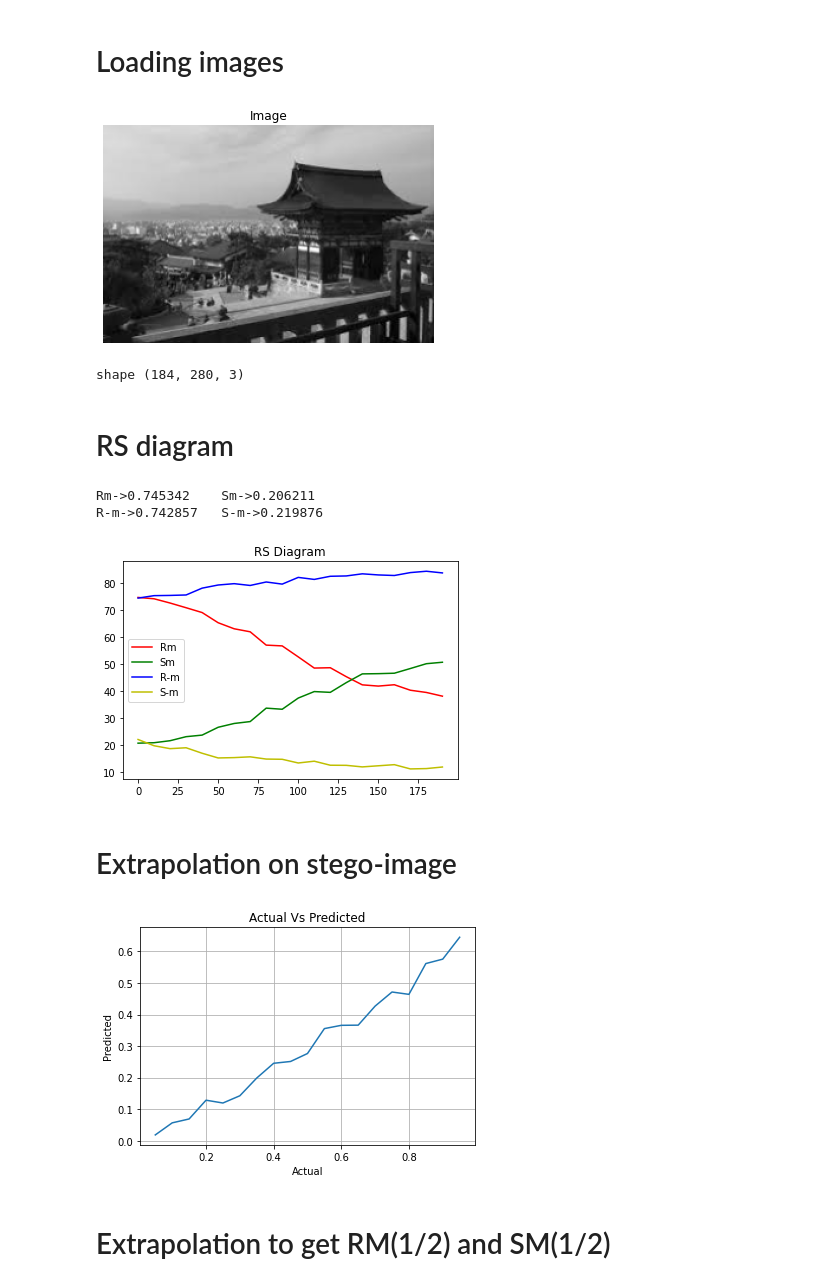
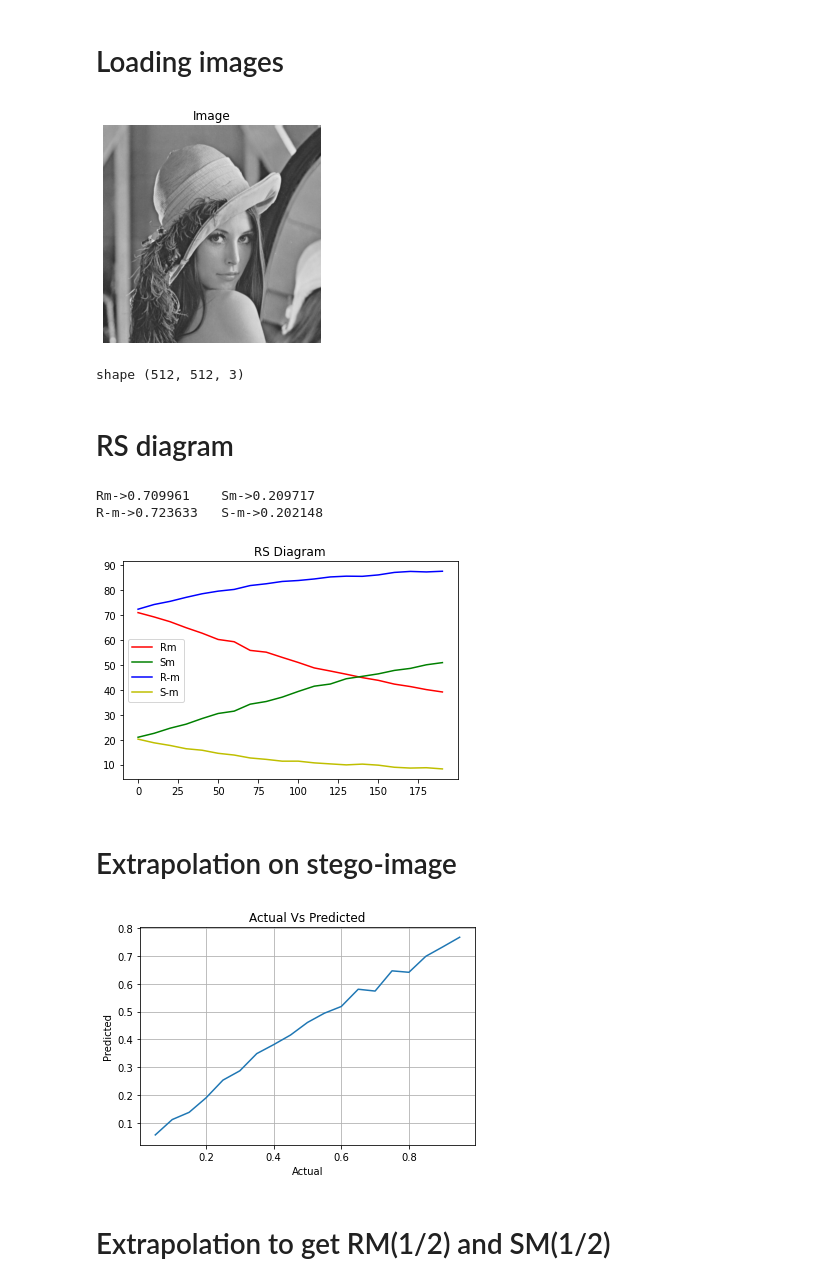
Before and after one commit to ShivaniH/RS_Steganalysis, a Jupyter notebook: src/Project.ipynb, the cells around one changed output. Cells and saved outputs as stored; diff of their text form; code cells hidden in the pictures.

```diff
--- a/src/Project.ipynb
+++ b/src/Project.ipynb
@@ -23,33 +23,33 @@ plt.show()
 # %% [markdown]
 # Loading images
 # %%
-img_path = './img-01.bmp'
+img_path = './img-03.bmp'
 img = cv2.cvtColor(cv2.imread(img_path), cv2.COLOR_BGR2RGB).astype('int16')
 
 img_size_w, img_size_h = img.shape[0], img.shape[1]
 
 img_size_w = img_size_w if img_size_w % mask.shape[0] == 0 else img_size_w + (mask.shape[0] - img_size_w % mask.shape[0])
 img_size_h = img_size_h if img_size_h % mask.shape[1] == 0 else img_size_h + (mask.shape[1] - img_size_h % mask.shape[1])
 
 img = cv2.resize(img, (img_size_h, img_size_w), interpolation = cv2.INTER_AREA)
 
 plt.title('Image')
 plt.imshow(img)
 plt.axis('off')
 plt.show()
 
 print('shape', img.shape)
 # %% [output]
-[figure, old version]
+[figure, new version]
-shape (184, 280, 3)
+shape (512, 512, 3)
 # %% [markdown]
 # RS diagram
 # %%
 print('Rm->%f\tSm->%f'%calculate_count_groups(img[:,:,0], mask))
 print('R-m->%f\tS-m->%f'%calculate_count_groups(img[:,:,0], -mask))
 # %% [output]
-Rm->0.745342    Sm->0.206211
-R-m->0.742857   S-m->0.219876
+Rm->0.709961    Sm->0.209717
+R-m->0.723633   S-m->0.202148
 # %%
 r_m, s_m, r_neg_m, s_neg_m = [], [], [], []
 range_iter =trange(20, leave=True)
@@ -76,7 +76,7 @@ plt.legend()
 plt.savefig('./output-rs-diagram-%s.jpg'%img_path.strip().split('/')[-1].split('.bmp')[0].strip(), facecolor='w', edgecolor='none')
 plt.show()
 # %% [output]
-[figure, old version]
+[figure, new version]
 # %% [markdown]
 # Extrapolation on stego-image
 # %%
@@ -121,7 +121,7 @@ plt.grid()
 plt.savefig('./output-predicted-vs-actual-%s.jpg'%img_path.strip().split('/')[-1].split('.bmp')[0].strip(), facecolor='w', edgecolor='none')
 plt.show()
 # %% [output]
-[figure, old version]
+[figure, new version]
 # %%
 message_length_percent = 0.4
 
```
Also changed, not shown: parts of 2 cells of this notebook.
